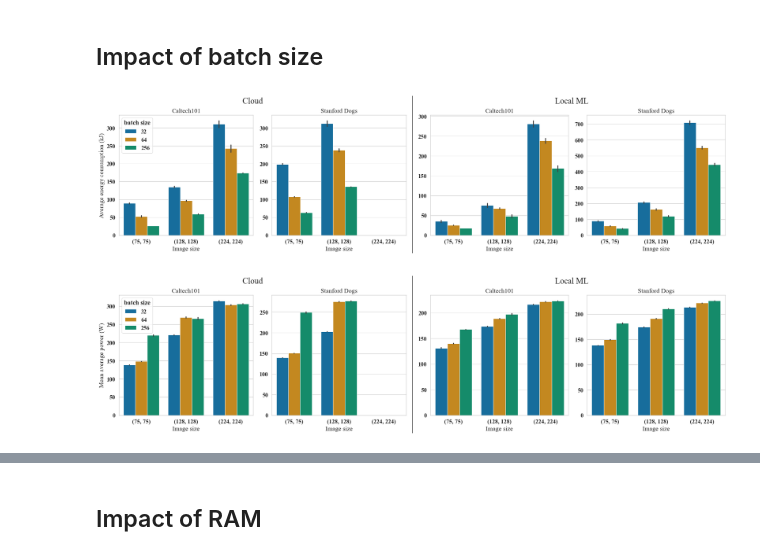
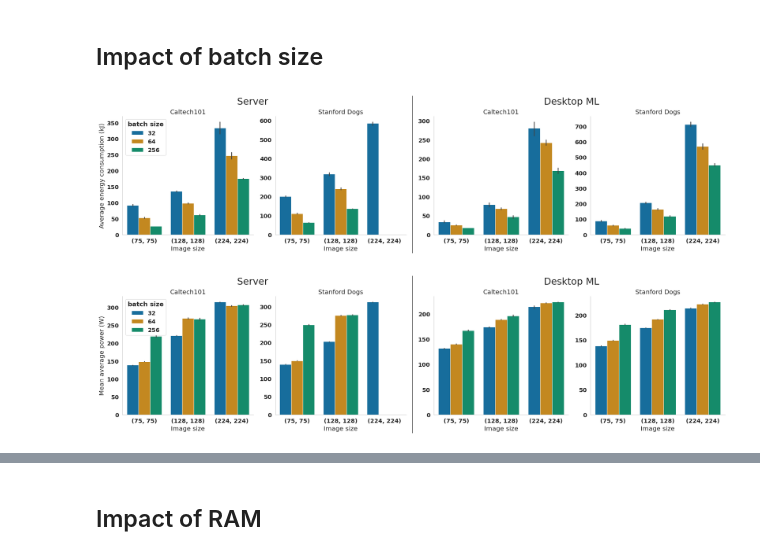
Before and after one commit to GAISSA-UPC/dl-training-energy-estimation, a Jupyter notebook: notebooks/RQ3-1.ipynb, the cells around one changed output, grey strips where cells are left out. Drawn from its saved outputs; the diff is of its cells as text; code cells hidden in the pictures.

```diff
--- a/notebooks/RQ3-1.ipynb
+++ b/notebooks/RQ3-1.ipynb
@@ -80,10 +79,10 @@ stanford_dogs_inception_v3 = analysis_df.query("architecture == 'inception_v3' a
 fig = plt.figure(figsize=(20, 5), layout="constrained")
 subfigs = fig.subfigures(1, 2, wspace=0.03)
 
-subfigs[0].suptitle("Cloud")
+subfigs[0].suptitle("Server")
 ax = subfigs[0].add_subplot(121)
 sns.barplot(
-    data=caltech101_inception_v3.query("`training environment` == 'Cloud'"),
+    data=caltech101_inception_v3.query("`training environment` == 'Server'"),
     x="image size",
     y="energy (kJ)",
     estimator="mean",
@@ -98,7 +97,7 @@ ax.set_title("Caltech101")
 
 ax = subfigs[0].add_subplot(122)
 sns.barplot(
-    data=stanford_dogs_inception_v3.query("`training environment` == 'Cloud'"),
+    data=stanford_dogs_inception_v3.query("`training environment` == 'Server'"),
     x="image size",
     y="energy (kJ)",
     estimator="mean",
@@ -112,56 +111,56 @@ ax.set_xlabel("Image size")
 ax.set_title("Stanford Dogs")
 ax.legend_.remove()
 
-# Draw a separator line between the cloud and local ML
+# Draw a separator line between the server and desktop ML
 fig.add_artist(plt.Line2D((0.5, 0.5), (0, 1), linewidth=1, color="black", linestyle="-"))
 
-subfigs[1].suptitle("Local ML")
+subfigs[1].suptitle("Desktop ML")
 ax = subfigs[1].add_subplot(121)
 sns.barplot(
-    data=caltech101_inception_v3.query("`training environment` == 'Local ML Engineer'"),
+    data=caltech101_inception_v3.query("`training environment` == 'Desktop ML Engineer'"),
     x="image size",
     y="energy (kJ)",
     estimator="mean",
     hue="batch size",
     order=["(75, 75)", "(128, 128)", "(224, 224)"],
     palette="colorblind",
     ax=ax,
 )
 ax.set_ylabel("")
 ax.set_xlabel("Image size")
 ax.set_title("Caltech101")
 ax.legend_.remove()
 
 ax = subfigs[1].add_subplot(122)
 sns.barplot(
-    data=stanford_dogs_inception_v3.query("`training environment` == 'Local ML Engineer'"),
+    data=stanford_dogs_inception_v3.query("`training environment` == 'Desktop ML Engineer'"),
     x="image size",
     y="energy (kJ)",
     estimator="mean",
     hue="batch size",
     order=["(75, 75)", "(128, 128)", "(224, 224)"],
     palette="colorblind",
     ax=ax,
 )
 ax.set_ylabel("")
 ax.set_xlabel("Image size")
 ax.set_title("Stanford Dogs")
 ax.legend_.remove()
 
 if SAVE_FIGS:
     fig.savefig(
         os.path.join(SAVE_FIGS_DIR, f"batch-and-input-size-effect-energy.{FIGURES_FORMAT}"), format=FIGURES_FORMAT
     )
 # %% [output]
-[figure, old version]
+[figure, new version]
 # %%
 fig = plt.figure(figsize=(20, 5), layout="constrained")
 subfigs = fig.subfigures(1, 2, wspace=0.03)
 
-subfigs[0].suptitle("Cloud")
+subfigs[0].suptitle("Server")
 ax = subfigs[0].add_subplot(121)
 sns.barplot(
-    data=caltech101_inception_v3.query("`training environment` == 'Cloud'"),
+    data=caltech101_inception_v3.query("`training environment` == 'Server'"),
     x="image size",
     y="average power (W)",
     estimator="mean",
@@ -176,7 +175,7 @@ ax.set_title("Caltech101")
 
 ax = subfigs[0].add_subplot(122)
 sns.barplot(
-    data=stanford_dogs_inception_v3.query("`training environment` == 'Cloud'"),
+    data=stanford_dogs_inception_v3.query("`training environment` == 'Server'"),
     x="image size",
     y="average power (W)",
     estimator="mean",
@@ -190,13 +189,13 @@ ax.set_xlabel("Image size")
 ax.set_title("Stanford Dogs")
 ax.legend_.remove()
 
-# Draw a separator line between the cloud and local ML
+# Draw a separator line between the cloud and desktop ML
 fig.add_artist(plt.Line2D((0.5, 0.5), (0, 1), linewidth=1, color="black", linestyle="-"))
 
-subfigs[1].suptitle("Local ML")
+subfigs[1].suptitle("Desktop ML")
 ax = subfigs[1].add_subplot(121)
 sns.barplot(
-    data=caltech101_inception_v3.query("`training environment` == 'Local ML Engineer'"),
+    data=caltech101_inception_v3.query("`training environment` == 'Desktop ML Engineer'"),
     x="image size",
     y="average power (W)",
     estimator="mean",
@@ -212,7 +211,7 @@ ax.legend_.remove()
 
 ax = subfigs[1].add_subplot(122)
 sns.barplot(
-    data=stanford_dogs_inception_v3.query("`training environment` == 'Local ML Engineer'"),
+    data=stanford_dogs_inception_v3.query("`training environment` == 'Desktop ML Engineer'"),
     x="image size",
     y="average power (W)",
     estimator="mean",
@@ -231,7 +230,7 @@ if SAVE_FIGS:
         os.path.join(SAVE_FIGS_DIR, f"batch-and-input-size-effect-power.{FIGURES_FORMAT}"), format=FIGURES_FORMAT
     )
 # %% [output]
-[figure, old version]
+[figure, new version]
 # %%
 fig = plt.figure(figsize=(20, 5), layout="constrained")
 subfigs = fig.subfigures(1, 2, wspace=0.03)
```
Also changed, not shown: parts of 22 cells of this notebook, 12 other files.
